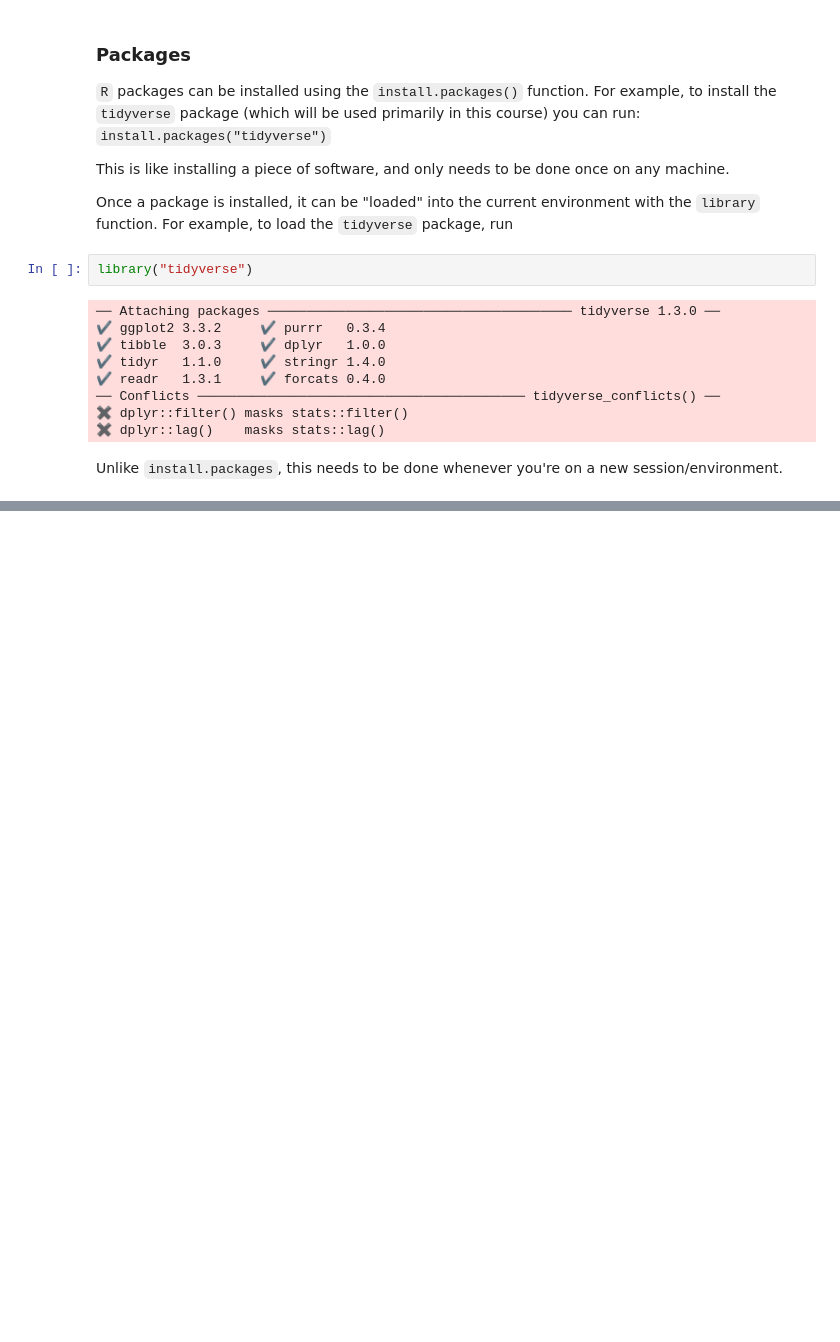
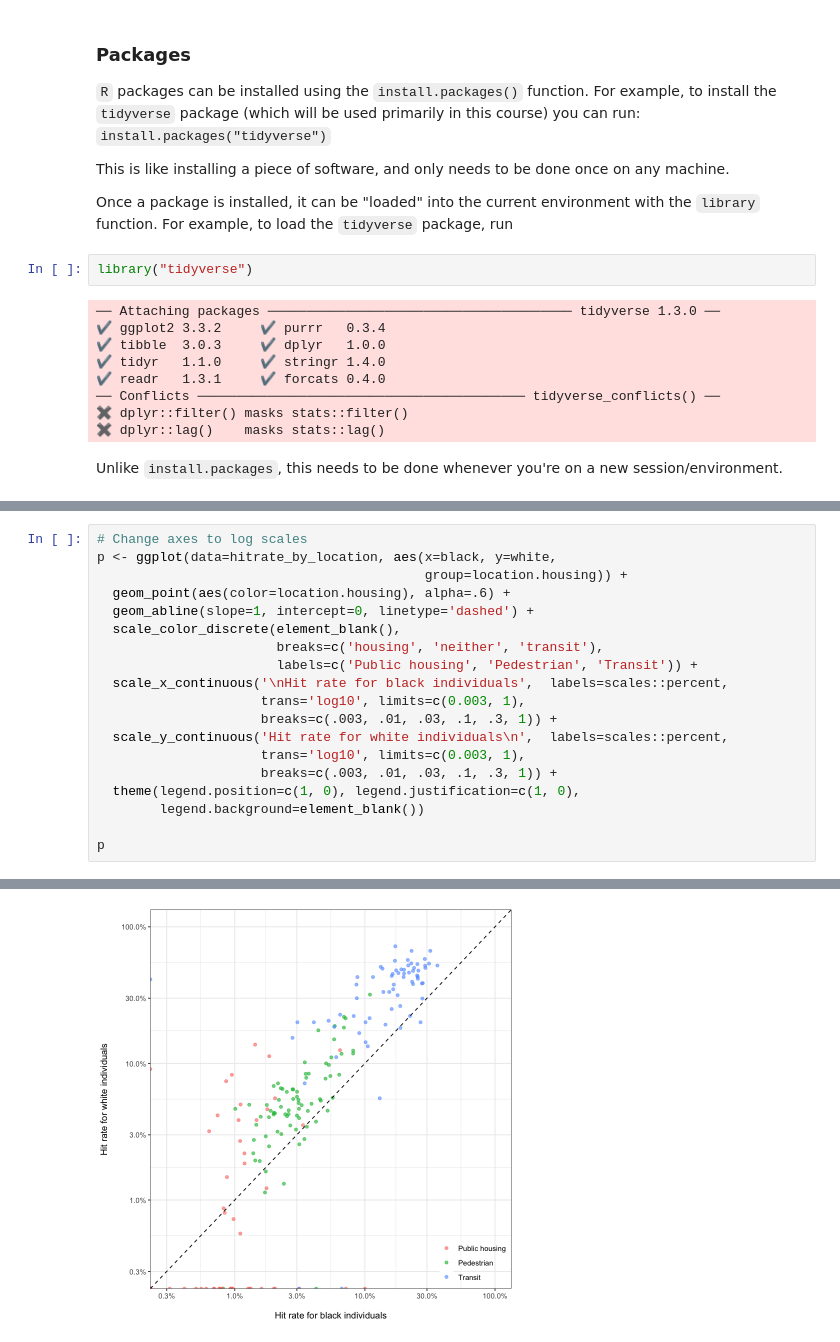
Before and after one commit to stanford-policylab/law-order-algo-2021, a Jupyter notebook: labs/week-1-r_intro-answers.ipynb, the cells around one changed output, grey strips where cells are left out. Saved outputs shown, nothing was run; the diff lists cells and outputs as text; blank space fills up the shorter version.

```diff
--- a/labs/week-1-r_intro-answers.ipynb
+++ b/labs/week-1-r_intro-answers.ipynb
@@ -304,0 +388,20 @@ Unlike `install.packages`, this needs to be done whenever you're on a new sessio
+# %%
+# Change axes to log scales
+p <- ggplot(data=hitrate_by_location, aes(x=black, y=white,
+                                          group=location.housing)) +
+  geom_point(aes(color=location.housing), alpha=.6) +
+  geom_abline(slope=1, intercept=0, linetype='dashed') +
+  scale_color_discrete(element_blank(),
+                       breaks=c('housing', 'neither', 'transit'),
+                       labels=c('Public housing', 'Pedestrian', 'Transit')) +
+  scale_x_continuous('\nHit rate for black individuals',  labels=scales::percent,
+                     trans='log10', limits=c(0.003, 1),
+                     breaks=c(.003, .01, .03, .1, .3, 1)) +
+  scale_y_continuous('Hit rate for white individuals\n',  labels=scales::percent,
+                     trans='log10', limits=c(0.003, 1),
+                     breaks=c(.003, .01, .03, .1, .3, 1)) +
+  theme(legend.position=c(1, 0), legend.justification=c(1, 0),
+        legend.background=element_blank())
+
+p
+# %% [output]
@@ -304,0 +414 @@ Unlike `install.packages`, this needs to be done whenever you're on a new sessio
+[figure, added]
```
Also changed, not shown: parts of 11 cells of this notebook, 2 other files.
